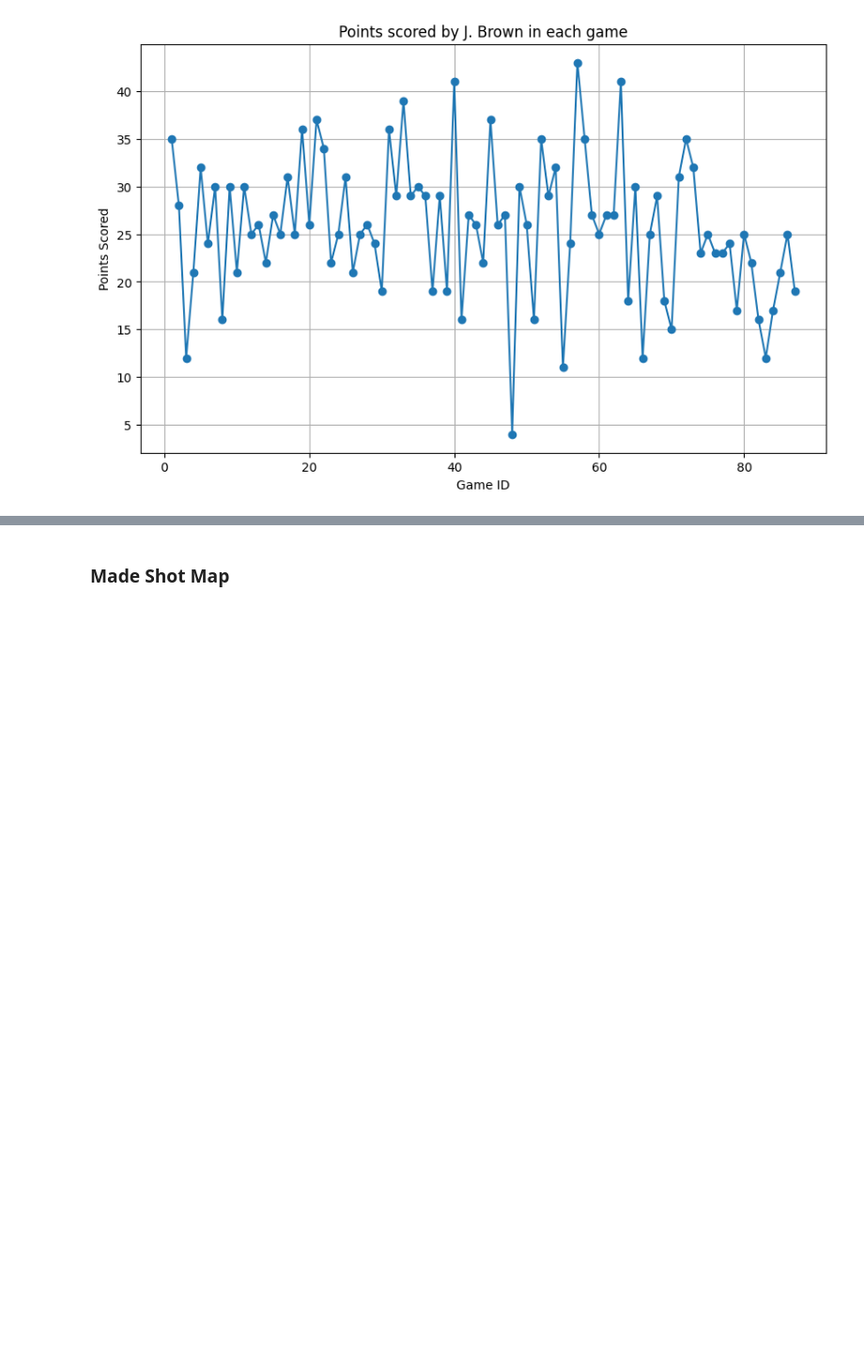
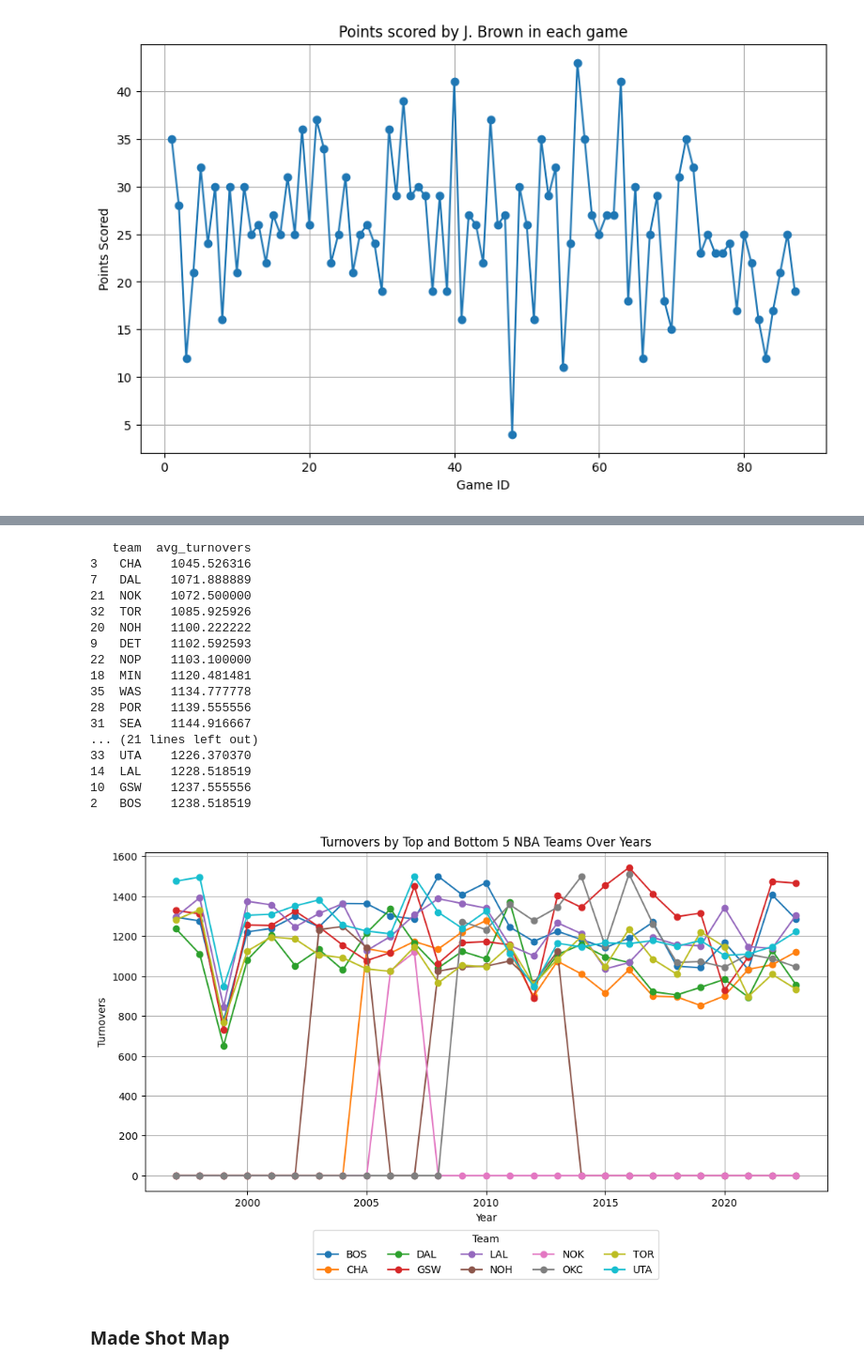
Before and after one commit to apsarabalamurugan/NBA-Analysis, a Jupyter notebook: analysis.ipynb, the cells around one changed output, grey strips where cells are left out. Shown at 94% size. Cells and saved outputs as stored; diff of their text form; code cells hidden in the pictures; blank space fills up the shorter version.

```diff
--- a/analysis.ipynb
+++ b/analysis.ipynb
@@ -184,3 +207,49 @@ Game ID: 42200307 | Points Scored by J. Brown : 19.0
+# %%
+# Calculate average turnovers for each team
+avg_turnovers = turnovers_count.groupby('team')['turnovers'].mean().reset_index(name='avg_turnovers')
+
+# Sort teams based on average turnovers
+avg_turnovers_sorted = avg_turnovers.sort_values(by='avg_turnovers')
+print(avg_turnovers_sorted)
+
+# Select top 5 and bottom 5 teams
+top_5_teams = avg_turnovers_sorted.tail(5)
+bottom_5_teams = avg_turnovers_sorted.head(5)
+
+# Merge with original turnovers_count to get data for top and bottom 5 teams only
+top_bottom_teams = pd.concat([top_5_teams, bottom_5_teams])
+filtered_turnovers = pd.merge(turnovers_count, top_bottom_teams['team'], on='team')
+
+# Pivot the DataFrame for plotting
+pivot_table = filtered_turnovers.pivot(index='season', columns='team', values='turnovers').fillna(0)
+
+# Plotting
+pivot_table.plot(kind='line', marker='o', figsize=(12, 6))
+plt.title('Turnovers by Top and Bottom 5 NBA Teams Over Years')
+plt.xlabel('Year')
+plt.ylabel('Turnovers')
+plt.legend(title='Team', loc='upper center', bbox_to_anchor=(0.5, -0.1), ncol=5)
+plt.grid(True)
+plt.show()
+# %% [output]
+   team  avg_turnovers
+3   CHA    1045.526316
+7   DAL    1071.888889
+21  NOK    1072.500000
+32  TOR    1085.925926
+20  NOH    1100.222222
+9   DET    1102.592593
+22  NOP    1103.100000
+18  MIN    1120.481481
+35  WAS    1134.777778
+28  POR    1139.555556
+31  SEA    1144.916667
+... (21 lines left out)
+33  UTA    1226.370370
+14  LAL    1228.518519
+10  GSW    1237.555556
+2   BOS    1238.518519
+[figure, added]
 # %% [markdown]
 ### Made Shot Map
 # %%
```
Also changed, not shown: parts of 3 cells of this notebook.
